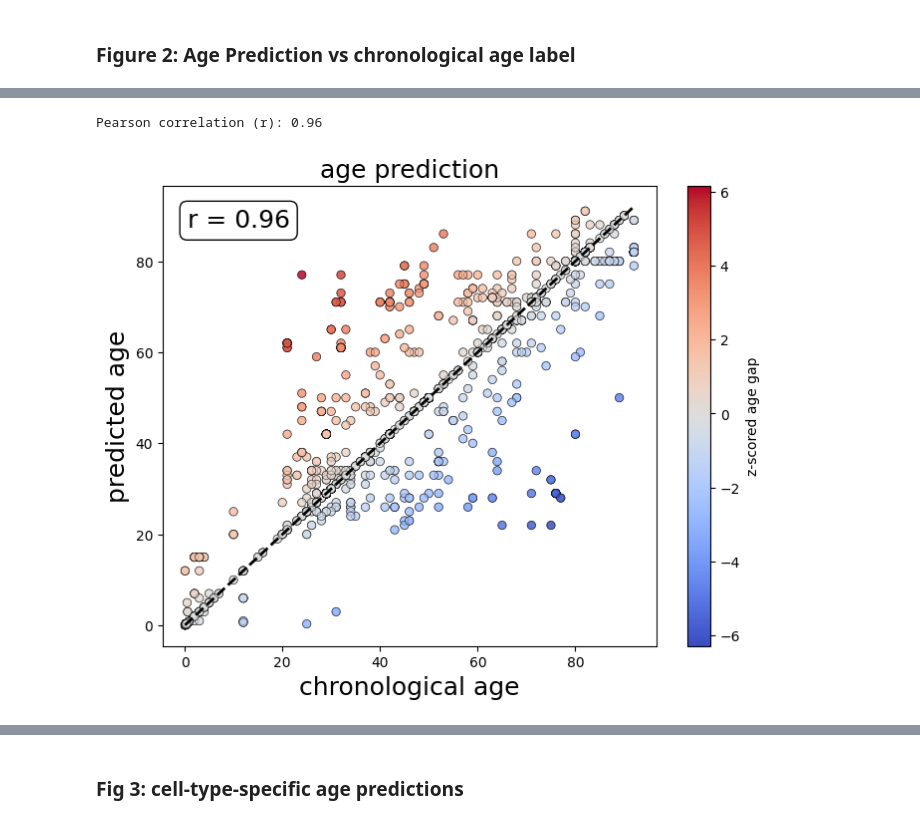
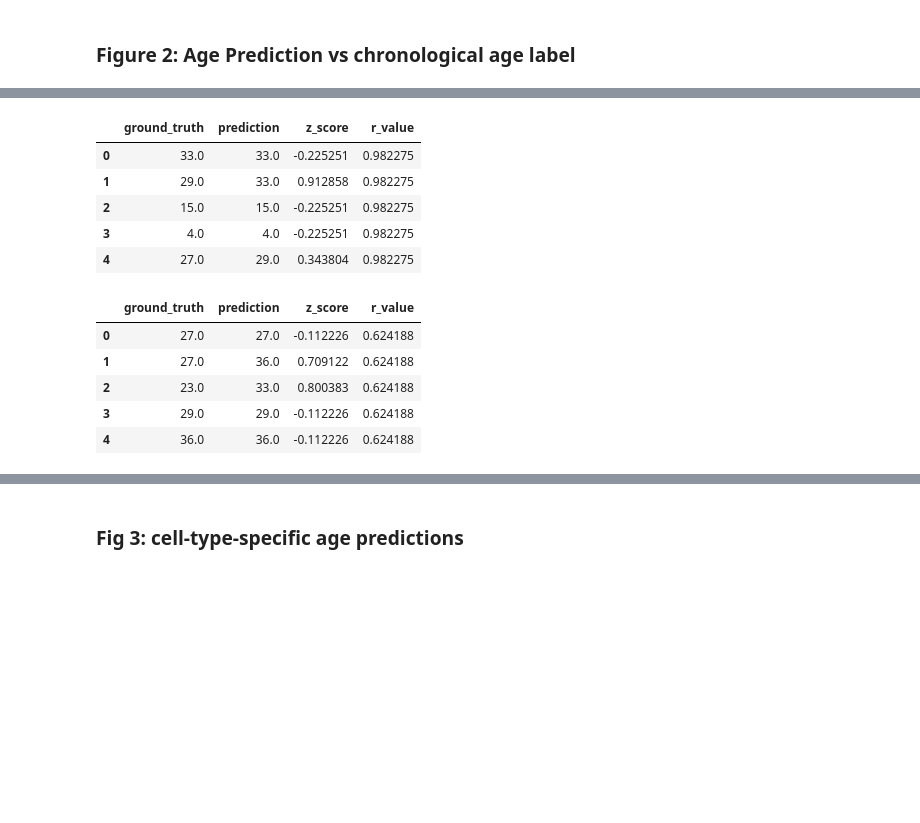
Before and after one commit to YufanXia999/PerturbGene, a Jupyter notebook: notebooks/final_plots.ipynb, the cells around one changed output, grey strips where cells are left out. Drawn from its saved outputs; the diff is of its cells as text; code cells hidden in the pictures; blank space fills up the shorter version.

```diff
--- a/notebooks/final_plots.ipynb
+++ b/notebooks/final_plots.ipynb
@@ -63,0 +65,18 @@ def plot_z_score(y_test,y_pred, fig_name = "plots/age_prediction_z_score.png"):
+# %%
+tissue = "respiratory airway"
+adata_cut = adata[(adata.obs["disease"] == "normal") & (adata.obs["tissue"] == tissue)]
+ground_truth = adata_cut.obs["development_stage"].apply(label_to_float).to_list()
+prediction = adata_cut.obs["prediction_age"].apply(label_to_float).to_list()
+y_test, y_pred = zip(*[(x, y) for x, y in zip(ground_truth, prediction) if x != -1.0 and y != -1.0])
+y_test = np.array(list(y_test))
+y_pred = np.array(list(y_pred))
+z_scores = cal_z_score(y_test, y_pred)
+df_z_scores = pd.DataFrame.from_dict(z_scores)
+df_z_scores.head(5)
+# %% [output]
+|  | ground_truth | prediction | z_score | r_value |
+| 0 | 33.0 | 33.0 | -0.225251 | 0.982275 |
+| 1 | 29.0 | 33.0 | 0.912858 | 0.982275 |
+| 2 | 15.0 | 15.0 | -0.225251 | 0.982275 |
+| 3 | 4.0 | 4.0 | -0.225251 | 0.982275 |
+| 4 | 27.0 | 29.0 | 0.343804 | 0.982275 |
@@ -64,12 +99,18 @@ def plot_z_score(y_test,y_pred, fig_name = "plots/age_prediction_z_score.png"):
 # %%
-adata_cut = adata[adata.obs["disease"] == "normal"]
+tissue = "breast"
+adata_cut = adata[(adata.obs["disease"] == "normal") & (adata.obs["tissue"] == tissue)]
 ground_truth = adata_cut.obs["development_stage"].apply(label_to_float).to_list()
 prediction = adata_cut.obs["prediction_age"].apply(label_to_float).to_list()
 y_test, y_pred = zip(*[(x, y) for x, y in zip(ground_truth, prediction) if x != -1.0 and y != -1.0])
 y_test = np.array(list(y_test))
 y_pred = np.array(list(y_pred))
-
-plot_z_score(y_test, y_pred)
+z_scores = cal_z_score(y_test, y_pred)
+df_z_scores = pd.DataFrame.from_dict(z_scores)
+df_z_scores.head(5)
 # %% [output]
-Pearson correlation (r): 0.96
-[figure, removed]
+|  | ground_truth | prediction | z_score | r_value |
+| 0 | 27.0 | 27.0 | -0.112226 | 0.624188 |
+| 1 | 27.0 | 36.0 | 0.709122 | 0.624188 |
+| 2 | 23.0 | 33.0 | 0.800383 | 0.624188 |
+| 3 | 29.0 | 29.0 | -0.112226 | 0.624188 |
+| 4 | 36.0 | 36.0 | -0.112226 | 0.624188 |
```
Also changed, not shown: parts of 39 cells of this notebook, 1 other file.
